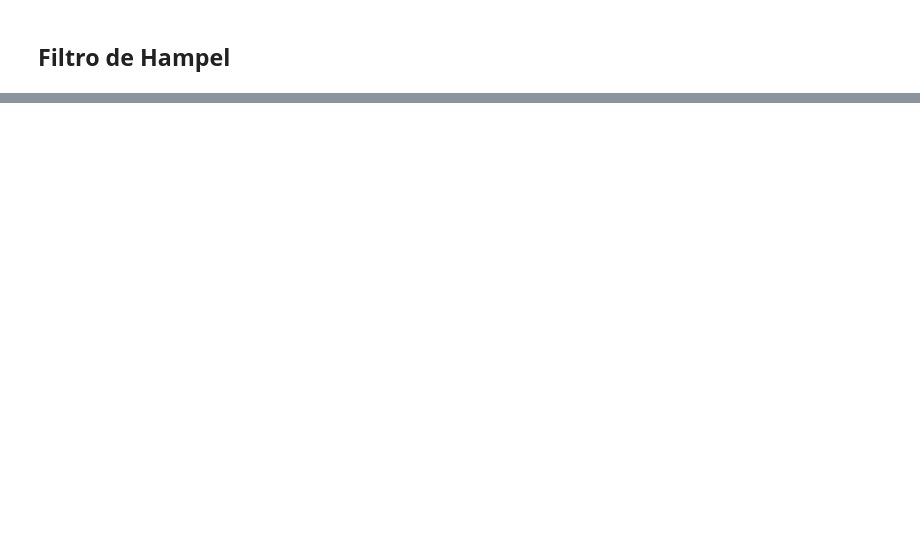
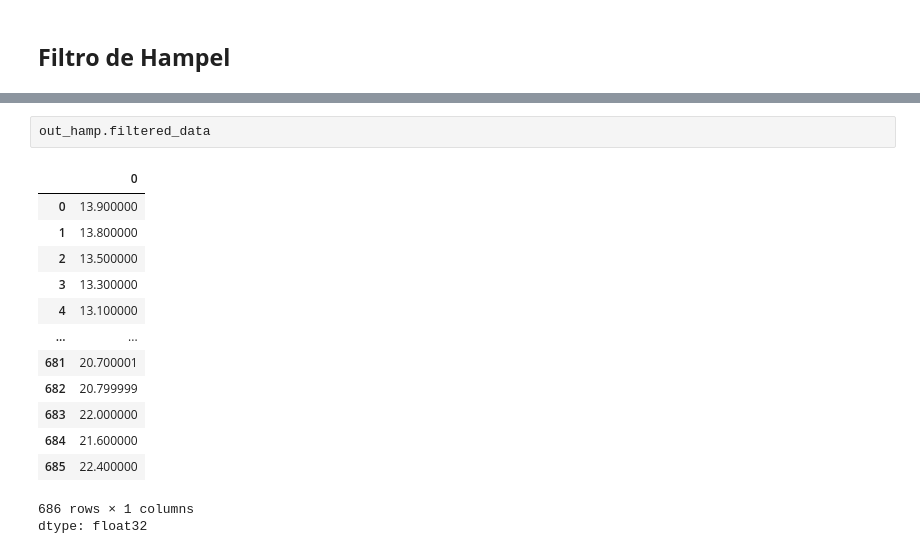
Before and after one commit to jeguns/EP7173, a Jupyter notebook: Unidad 04/04_Tratamiento_de_valores_atípicos_Filtro_de_Hampel.ipynb, the cells around one changed output, grey strips where cells are left out. Saved outputs shown, nothing was run; the diff lists cells and outputs as text; blank space fills up the shorter version.

```diff
--- a/Unidad 04/04_Tratamiento_de_valores_atípicos_Filtro_de_Hampel.ipynb
+++ b/Unidad 04/04_Tratamiento_de_valores_atípicos_Filtro_de_Hampel.ipynb
@@ -29,2 +93,19 @@ datos2.loc[[58,59,60,61,62,63]]
+# %%
+out_hamp.filtered_data
+# %% [output]
+|  | 0 |
+| 0 | 13.900000 |
+| 1 | 13.800000 |
+| 2 | 13.500000 |
+| 3 | 13.300000 |
+| 4 | 13.100000 |
+| ... | ... |
+| 681 | 20.700001 |
+| 682 | 20.799999 |
+| 683 | 22.000000 |
+| 684 | 21.600000 |
+| 685 | 22.400000 |
+686 rows × 1 columns
+dtype: float32
 # %%
 pd.DataFrame(out_hamp.filtered_data).loc[[58,59,60,61,62,63]] # reemplaza los atípicos por la media de la ventana (24), solo usar si los outliers son errores.
```
Also changed, not shown: parts of 8 cells of this notebook.
